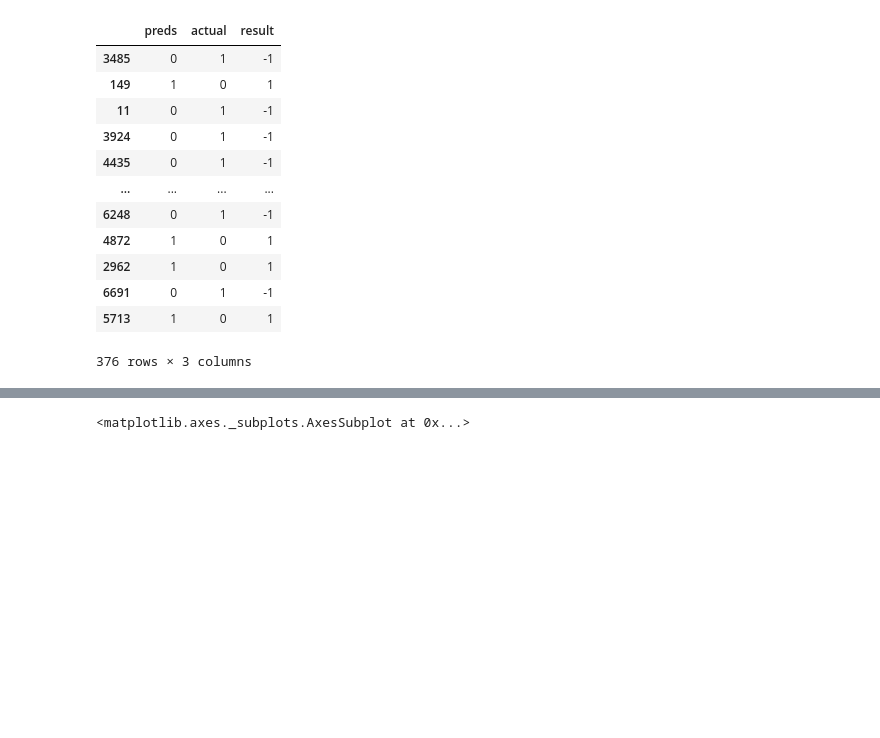
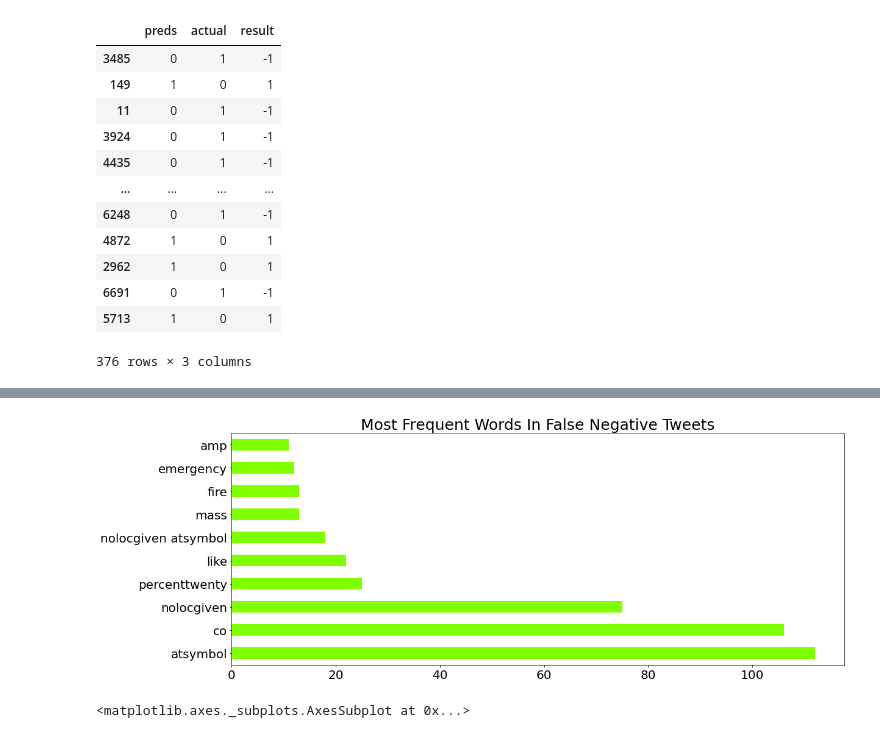
Before and after one commit to griffinwt/disaster_tweets, a Jupyter notebook: Modeling2.ipynb, the cells around one changed output, grey strips where cells are left out. Cells and saved outputs as stored; diff of their text form; code cells hidden in the pictures; blank space fills up the shorter version.

```diff
--- a/Modeling2.ipynb
+++ b/Modeling2.ipynb
@@ -515,3 +551,11 @@ Name: all_text, Length: 149, dtype: object
+# %%
+plt.figure(figsize=(18,7))
+extraction(f_neg).sum().sort_values(ascending=False).head(10).plot.barh(
+    fontsize = '20',
+    color='chartreuse'); #make bar chart of most frequent 10 words
+plt.title('Most Frequent Words In False Negative Tweets', size=25);
+# %% [output]
+[figure, added]
 # %%
 #using code from my previous reddit NLP project
 scale_f = gs.best_estimator_.named_steps['cvec']
```
Also changed, not shown: parts of 8 cells of this notebook.
